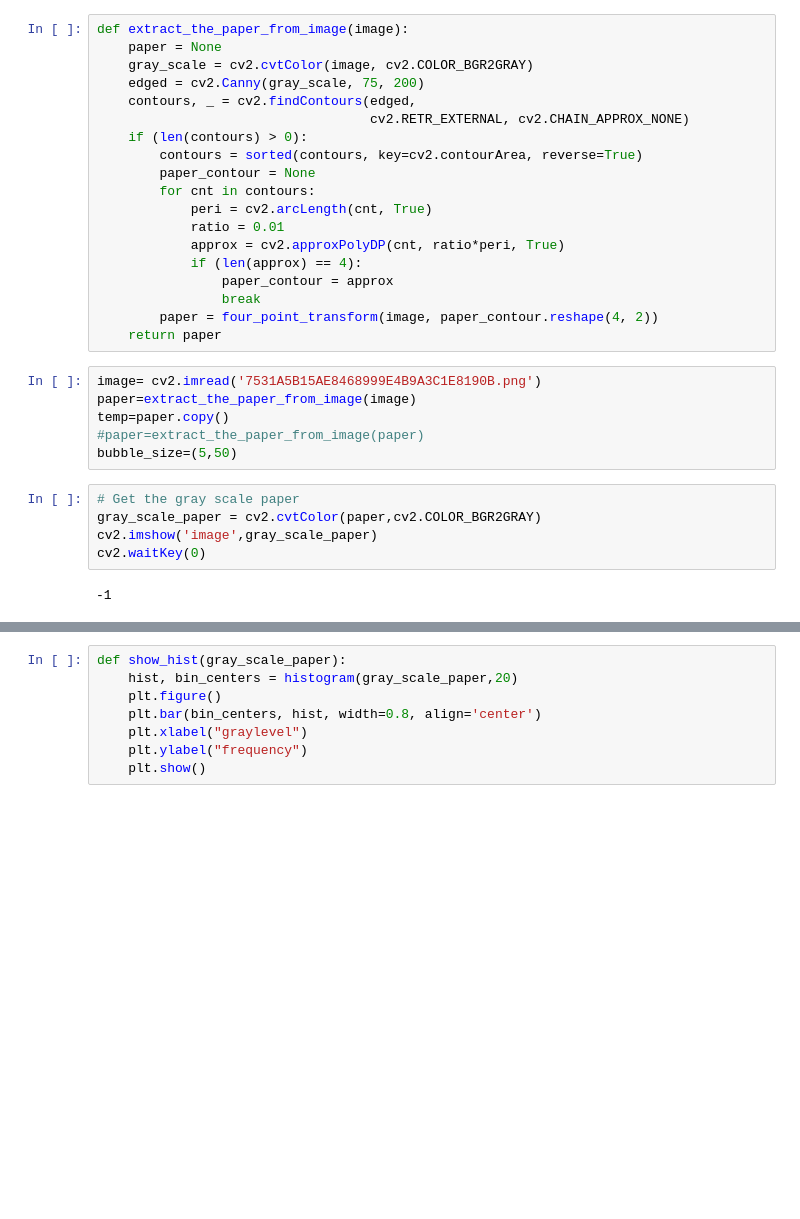
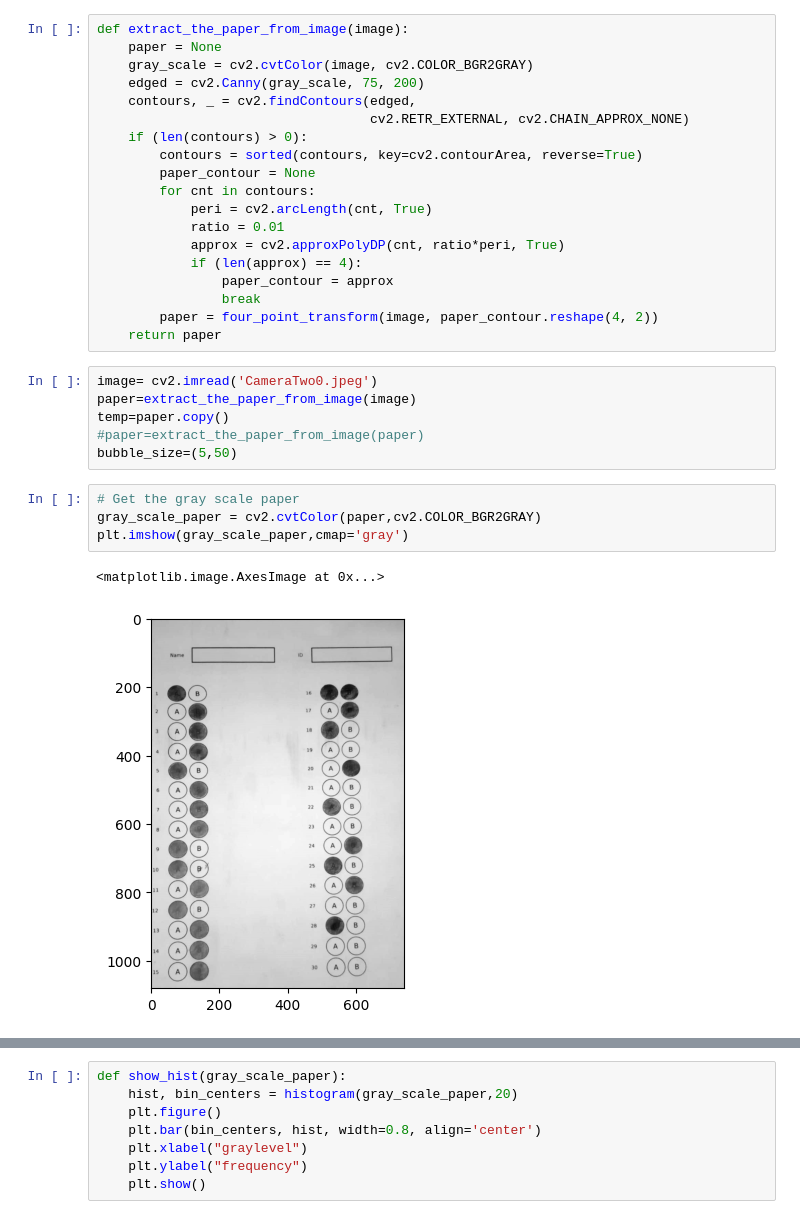
Before and after one commit to EslamAsHhraf/Grades-auto-filler, a Jupyter notebook: Untitled.ipynb, the cells around one changed output, grey strips where cells are left out. Cells and saved outputs as stored; diff of their text form; blank space fills up the shorter version.

```diff
--- a/Untitled.ipynb
+++ b/Untitled.ipynb
@@ -31,7 +31,7 @@ def extract_the_paper_from_image(image):
         paper = four_point_transform(image, paper_contour.reshape(4, 2))
     return paper
 # %%
-image= cv2.imread('7531A5B15AE8468999E4B9A3C1E8190B.png')
+image= cv2.imread('CameraTwo0.jpeg')
 paper=extract_the_paper_from_image(image)
 temp=paper.copy()
 #paper=extract_the_paper_from_image(paper)
@@ -39,9 +39,9 @@ bubble_size=(5,50)
 # %%
 # Get the gray scale paper
 gray_scale_paper = cv2.cvtColor(paper,cv2.COLOR_BGR2GRAY)
-cv2.imshow('image',gray_scale_paper)
-cv2.waitKey(0)
+plt.imshow(gray_scale_paper,cmap='gray')
 # %% [output]
--1
+<matplotlib.image.AxesImage at 0x...>
+[figure, added]
 # %%
 equalized_gray_scale_paper=cv2.equalizeHist(gray_scale_paper)
```
Also changed, not shown: parts of 10 cells of this notebook, 49 other files.
